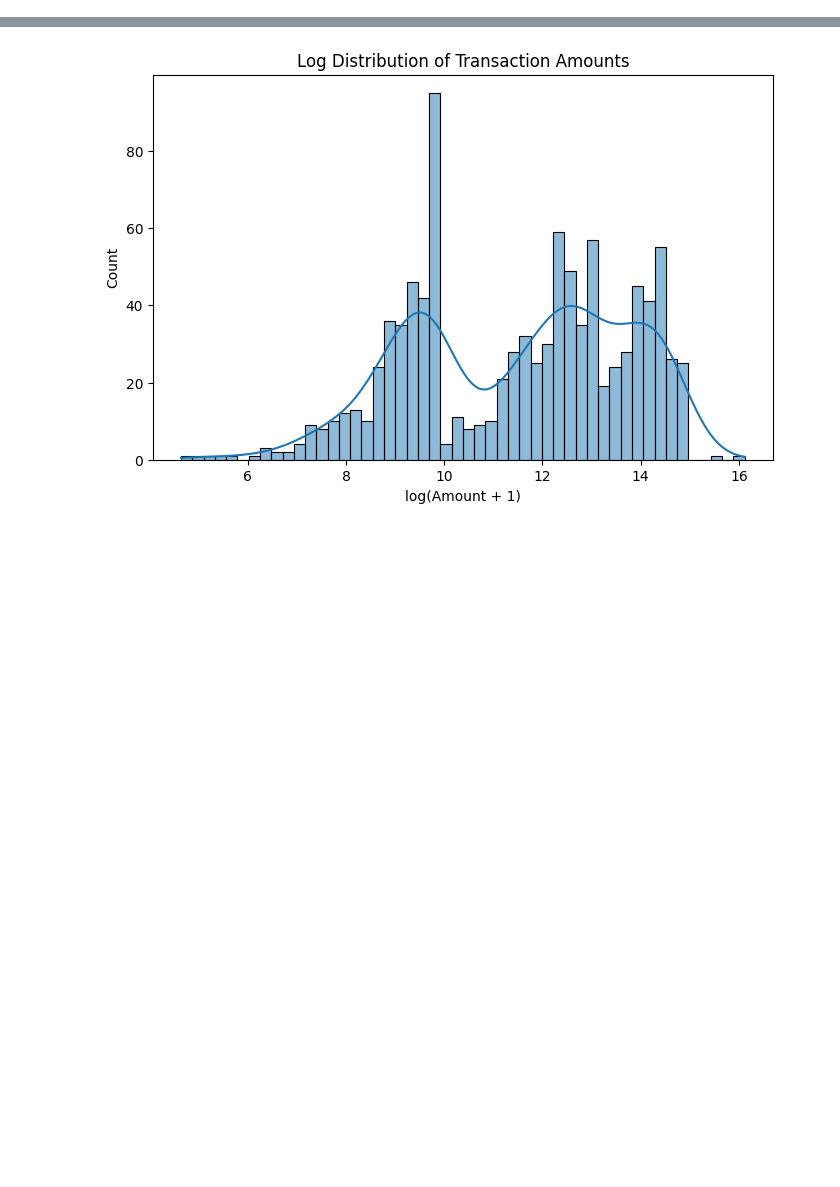
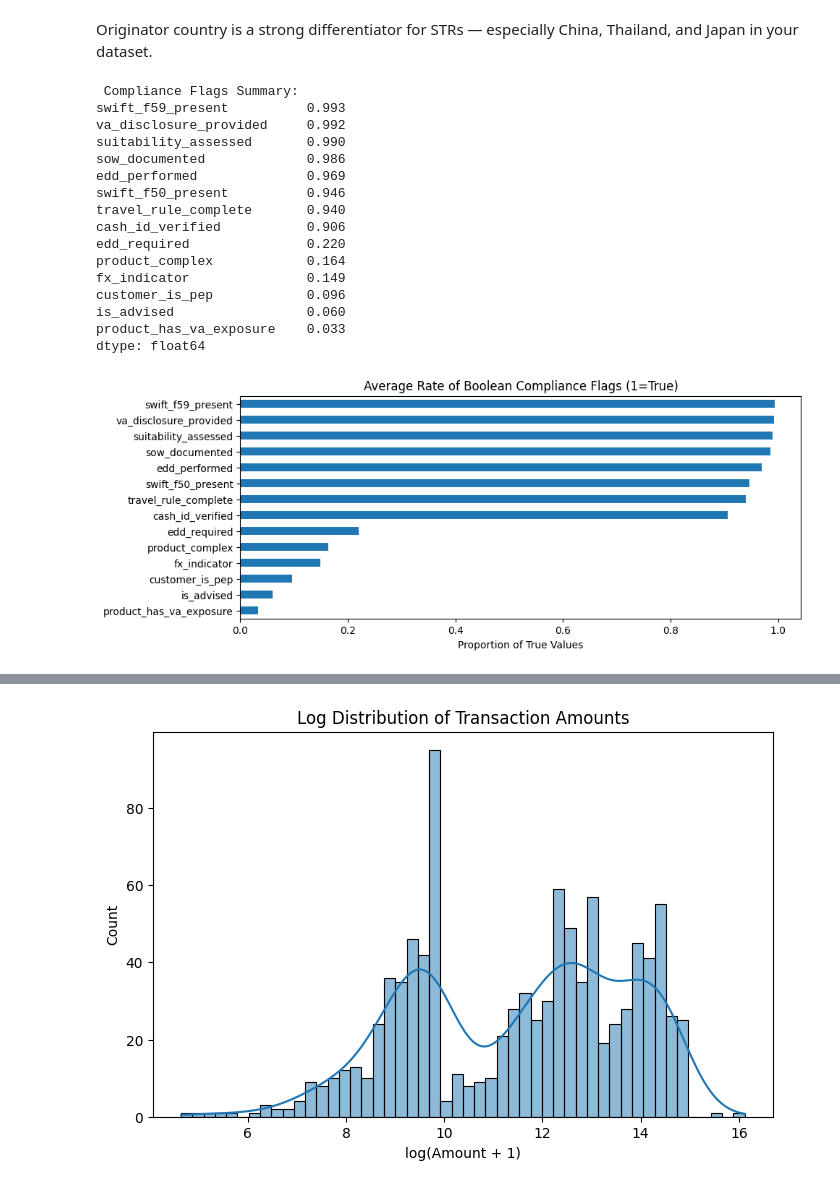
Before and after one commit to yminnnx/singhacks-25, a Jupyter notebook: aml_yumin.ipynb, the cells around one changed output, grey strips where cells are left out. Saved outputs shown, nothing was run; the diff lists cells and outputs as text; code cells hidden in the pictures; blank space fills up the shorter version.

```diff
--- a/aml_yumin.ipynb
+++ b/aml_yumin.ipynb
@@ -49,0 +158,34 @@ Null suspicion_determined_datetime: 925
+# %% [markdown]
+Originator country is a strong differentiator for STRs — especially China, Thailand, and Japan in your dataset.
+# %%
+# Select boolean columns
+bool_cols = df.select_dtypes(include=["bool"]).columns
+
+# Summary stats for boolean features
+print("\n Compliance Flags Summary:")
+print(df[bool_cols].mean().sort_values(ascending=False).head(15))
+
+# Visualize proportion of key flags
+plt.figure(figsize=(10,4))
+df[bool_cols].mean().sort_values().plot(kind="barh")
+plt.title("Average Rate of Boolean Compliance Flags (1=True)")
+plt.xlabel("Proportion of True Values")
+plt.show()
+# %% [output]
+ Compliance Flags Summary:
+swift_f59_present          0.993
+va_disclosure_provided     0.992
+suitability_assessed       0.990
+sow_documented             0.986
+edd_performed              0.969
+swift_f50_present          0.946
+travel_rule_complete       0.940
+cash_id_verified           0.906
+edd_required               0.220
+product_complex            0.164
+fx_indicator               0.149
+customer_is_pep            0.096
+is_advised                 0.060
+product_has_va_exposure    0.033
+dtype: float64
+[figure, added]
```
Also changed, not shown: parts of 37 cells of this notebook.
